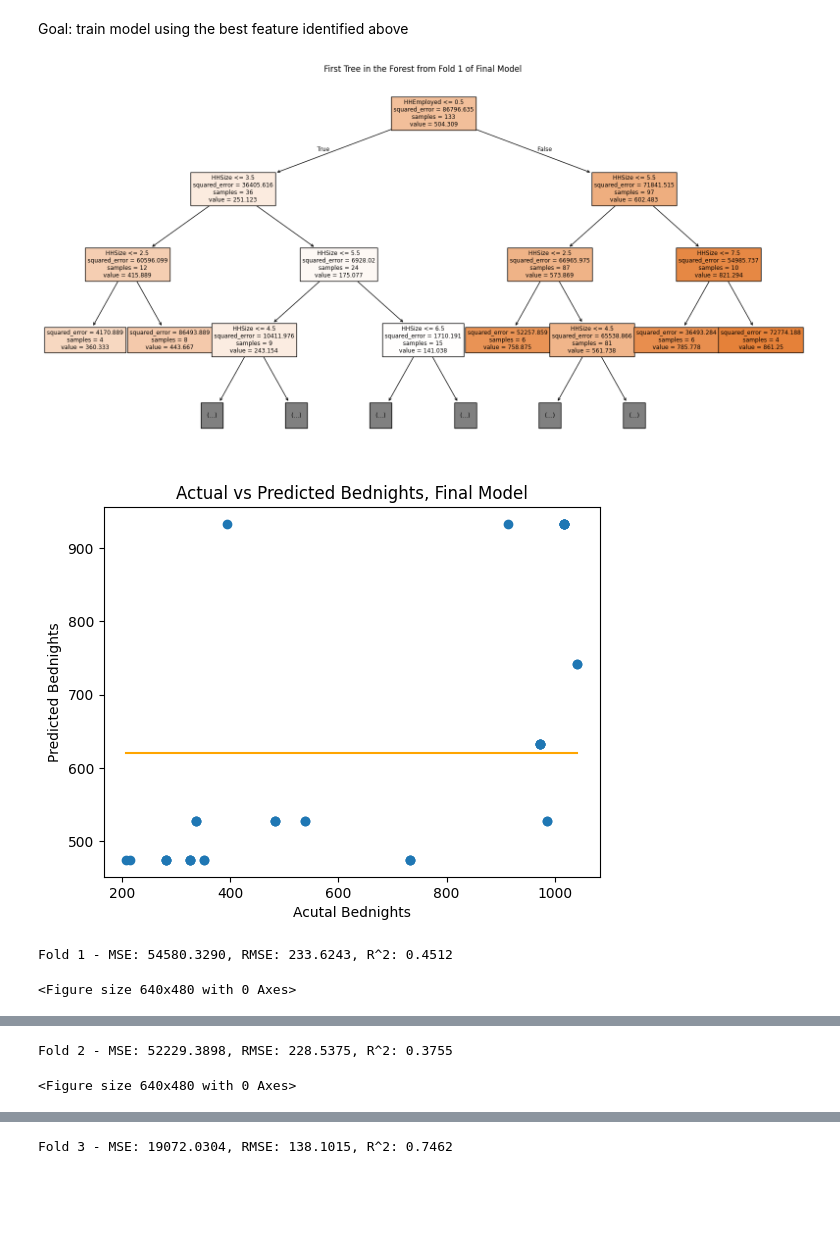
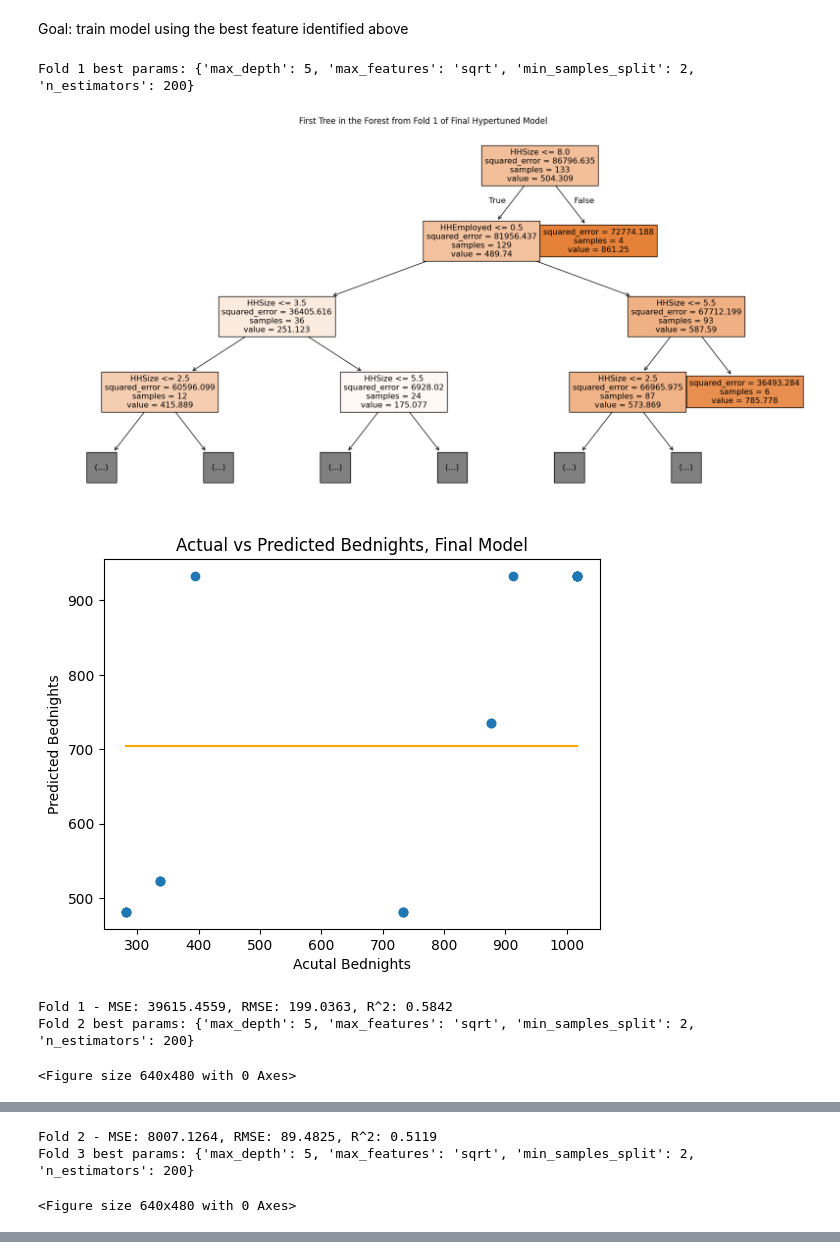
Before and after one commit to morellikatherine90809/Predict-Bednights, a Jupyter notebook: Forest Regression 1.ipynb, the cells around one changed output, grey strips where cells are left out. Saved outputs shown, nothing was run; the diff lists cells and outputs as text; code cells hidden in the pictures; blank space fills up the shorter version.

Commit message:
Update Forest Regression 1.ipynb
added hypertuning to best model in each fold.

```diff
--- a/Forest Regression 1.ipynb
+++ b/Forest Regression 1.ipynb
@@ -15,6 +15,7 @@ import numpy as np
 ##Forest Regressor handles one-hot encoding natively, won't repeat pd.get_dummies here.
 ## descriptive statistics handled previously in Linear Regression. .describe() not repeated here.
 forest1 = pd.read_csv("C:/Users/morel/Downloads/Training Data 7-4-2025.csv")
+forest1['HHSize_bin'] = pd.cut(forest1['HHSize'], bins=[0,4,10], labels=['small','big'])
 print(forest1.head(5))
 # %% [output]
    FamilyID  ResidentID  Bednights  RegionCode  HHSize  HHEmployed  HHTANF  \
@@ -40,6 +41,6 @@ print(forest1.head(5))
 # %%
 ##Forest Regression: predict bednights. expand categorical column
-forest_encoded = pd.get_dummies(forest1, columns=['RegionCode','Destination'], dtype=int)
+forest_encoded = pd.get_dummies(forest1, columns=['RegionCode','Destination','HHSize_bin'], dtype=int)
 x = forest_encoded.drop(columns=['Bednights','FamilyID','ResidentID','Destination_1'])
 y = forest_encoded['Bednights']
 groups = forest_encoded['FamilyID']
@@ -65,6 +66,6 @@ print(forest_encoded.head())
 # %%
 ##Forest Regression: predict bednights. GKF - set up folds for cross validation and to handle autocorrelation
-gkf = GroupKFold(n_splits=5)
+gkf = GroupKFold(n_splits=10)
 
 ##Loop through folds to split the data for testing and training, fitting model, show fitness, and evaluate
 for fold, (train_idx, test_idx) in enumerate(gkf.split(x, y, groups)):
@@ -284,19 +285,35 @@ Selected features ['HHSize', 'HHEmployed']
 # %% [markdown]
 Goal: train model using the best feature identified above
 # %%
-##Improve Final Model: predict bednights. train final model
+##Improve Final Model: predict bednights. train final model. hypertune final model.
 x_best = x[best_features]
+
+param_grid = {
+    'n_estimators': [100, 200],
+    'max_depth': [None, 5, 10],
+    'min_samples_split': [2,5],
+    'max_features': ['sqrt','log2']
+}
 
 for fold, (train_idx, test_idx) in enumerate(gkf.split(x_best, y, groups)):
     x_train, x_test = x_best.iloc[train_idx], x_best.iloc[test_idx]
     y_train, y_test = y.iloc[train_idx], y.iloc[test_idx]
 
-    final_model = RandomForestRegressor(random_state = 42)
-    final_model.fit(x_best, y)
+    grid = GridSearchCV(
+        estimator=RandomForestRegressor(random_state=42),
+        param_grid=param_grid,
+        scoring='r2',
+        cv=3,
+        n_jobs=-1,
+        verbose=0
+    )
+    grid.fit(x_best, y)
+    best_model = grid.best_estimator_
+    print(f"Fold {fold+1} best params: {grid.best_params_}")
 
     ##predict bednights
-    y_pred = final_model.predict(x_test)
-    first_tree = final_model.estimators_[0]
+    y_pred = best_model.predict(x_test)
+    first_tree = best_model.estimators_[0]
     feature_names = x_best.columns
 
     ##show tree
@@ -304,36 +321,38 @@ for fold, (train_idx, test_idx) in enumerate(gkf.split(x_best, y, groups)):
     plot_tree(first_tree,
              feature_names=feature_names,
              filled=True,
              rounded=False,
              max_depth=3)
-    plt.title(f'First Tree in the Forest from Fold {fold+1} of Final Model')
+    plt.title(f'First Tree in the Forest from Fold {fold+1} of Final Hypertuned Model')
     plt.show()
     plt.clf()
 
     ##compare acutal and predicted bednights: fitness. logistic best fit
     def logistic_func(x, a, b, c, d):
         return a / (1.0 + np.exp(-c * (x - d))) + b
-    params, cavariance = curve_fit(logistic_func, y_test, y_pred)
+    params, covariance = curve_fit(logistic_func, y_test, y_pred)
     a, b, c, d = params
     x_fit = np.linspace(min(y_test), max(y_test), 100)
     y_fit = logistic_func(x_fit, a, b, c, d)
 
     plt.scatter(y_test, y_pred)
     a, b = np.polyfit(y_test, y_pred, 1)
     plt.plot(x_fit, y_fit, color='orange')
     plt.xlabel('Acutal Bednights')
     plt.ylabel('Predicted Bednights')
     plt.title('Actual vs Predicted Bednights, Final Model')
     plt.show()
     plt.clf()
 
     ##Evaluate
     mse = mean_squared_error(y_test, y_pred)
     rmse = np.sqrt(mse)
     r2 = r2_score(y_test, y_pred)
     print(f'Fold {fold+1} - MSE: {mse:.4f}, RMSE: {rmse:.4f}, R^2: {r2:.4f}')
 # %% [output]
+Fold 1 best params: {'max_depth': 5, 'max_features': 'sqrt', 'min_samples_split': 2, 'n_estimators': 200}
-[figure, old version]
+[figure, new version]
-[figure, old version]
+[figure, new version]
-Fold 1 - MSE: 54580.3290, RMSE: 233.6243, R^2: 0.4512
-<Figure size 640x480 with 0 Axes>
+Fold 1 - MSE: 39615.4559, RMSE: 199.0363, R^2: 0.5842
+Fold 2 best params: {'max_depth': 5, 'max_features': 'sqrt', 'min_samples_split': 2, 'n_estimators': 200}
+<Figure size 640x480 with 0 Axes>
@@ -342,2 +361,3 @@ Fold 1 - MSE: 54580.3290, RMSE: 233.6243, R^2: 0.4512
-Fold 2 - MSE: 52229.3898, RMSE: 228.5375, R^2: 0.3755
-<Figure size 640x480 with 0 Axes>
+Fold 2 - MSE: 8007.1264, RMSE: 89.4825, R^2: 0.5119
+Fold 3 best params: {'max_depth': 5, 'max_features': 'sqrt', 'min_samples_split': 2, 'n_estimators': 200}
+<Figure size 640x480 with 0 Axes>
@@ -346 +365,0 @@ Fold 2 - MSE: 52229.3898, RMSE: 228.5375, R^2: 0.3755
-Fold 3 - MSE: 19072.0304, RMSE: 138.1015, R^2: 0.7462
```
Also changed, not shown: parts of 8 cells of this notebook.
